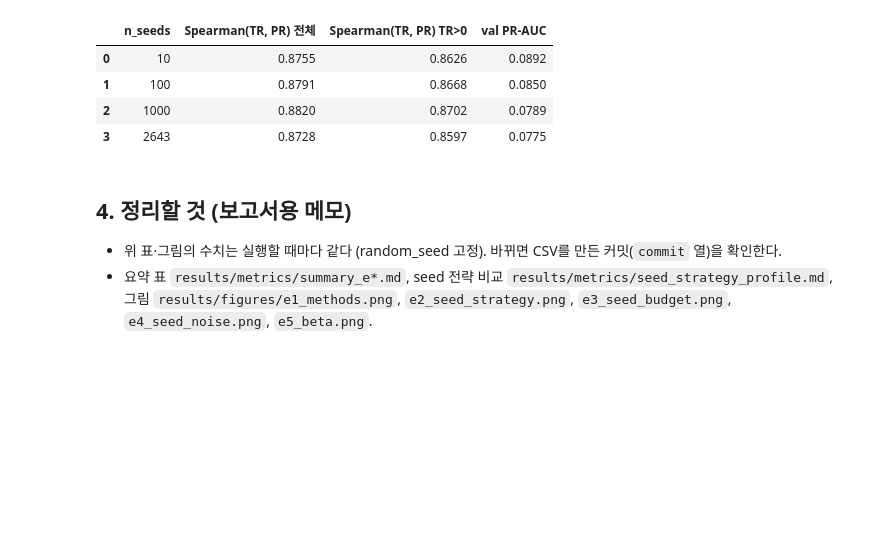
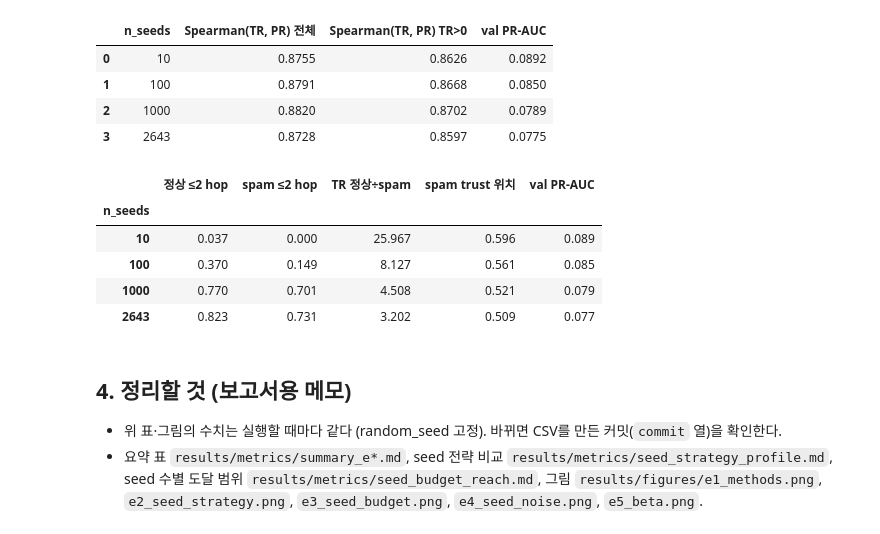
Before and after one commit to notyangji/Trust-Aware_Spam_Ranking, a Jupyter notebook: notebooks/02_results.ipynb, the cells around one changed output. Saved outputs shown, nothing was run; the diff lists cells and outputs as text; code cells hidden in the pictures; blank space fills up the shorter version.

Commit message:
docs: E3 원인 분석(seed 수별 도달 범위) 추가

```diff
--- a/notebooks/02_results.ipynb
+++ b/notebooks/02_results.ipynb
@@ -450,8 +450,37 @@ pd.DataFrame(rows).round(4)
 | 1 | 100 | 0.8791 | 0.8668 | 0.0850 |
 | 2 | 1000 | 0.8820 | 0.8702 | 0.0789 |
 | 3 | 2643 | 0.8728 | 0.8597 | 0.0775 |
+# %%
+# 3-4. E3 원인: seed 수에 따른 도달 범위 (random seed, random_seed 0)
+#   3-3에서 순위 상관이 거의 변하지 않았으므로 "PageRank에 가까워진다"는 설명은 맞지 않는다.
+#   대신 seed가 늘수록 trust가 spam에도 닿는지 본다.
+#   spam trust 위치: 도달한 val host를 TR 높은 순으로 세웠을 때 spam의 평균 위치 (0 = 맨 위, 0.5 = 무작위)
+reach_rows = []
+for n in [v for v in (10, 100, 1000) if v < n_all] + [n_all]:
+    s = select_trusted_seeds(ds, n_seeds=n, random_seed=0, contamination_rate=0.0)
+    t = trustrank(M, s, **rank)[idx]
+    h = hop_distance(A, s)[idx]
+    reached = t > 0
+    pos = (-t).argsort().argsort() / len(t)
+    reach_rows.append({"n_seeds": n,
+                       "정상 ≤2 hop": np.mean(h[y == 0] <= 2), "spam ≤2 hop": np.mean(h[y == 1] <= 2),
+                       "TR 정상÷spam": t[y == 0].mean() / t[y == 1].mean(),
+                       "spam trust 위치": pos[(y == 1) & reached].mean(),
+                       "val PR-AUC": pr_auc(-t, y)})
+reach = pd.DataFrame(reach_rows).set_index("n_seeds")
+(METRICS / "seed_budget_reach.md").write_text(
+    "### E3 seed 수에 따른 도달 범위 (random seed, random_seed 0, val)\n\n" + md_table(reach.round(3).reset_index()) + "\n",
+    encoding="utf-8")
+reach.round(3)
+# %% [output]
+|  | 정상 ≤2 hop | spam ≤2 hop | TR 정상÷spam | spam trust 위치 | val PR-AUC |
+| n_seeds |  |  |  |  |  |
+| 10 | 0.037 | 0.000 | 25.967 | 0.596 | 0.089 |
+| 100 | 0.370 | 0.149 | 8.127 | 0.561 | 0.085 |
+| 1000 | 0.770 | 0.701 | 4.508 | 0.521 | 0.079 |
+| 2643 | 0.823 | 0.731 | 3.202 | 0.509 | 0.077 |
 # %% [markdown]
 ## 4. 정리할 것 (보고서용 메모)
 
 - 위 표·그림의 수치는 실행할 때마다 같다 (random_seed 고정). 바뀌면 CSV를 만든 커밋(`commit` 열)을 확인한다.
-- 요약 표 `results/metrics/summary_e*.md`, seed 전략 비교 `results/metrics/seed_strategy_profile.md`, 그림 `results/figures/e1_methods.png`, `e2_seed_strategy.png`, `e3_seed_budget.png`, `e4_seed_noise.png`, `e5_beta.png`.
+- 요약 표 `results/metrics/summary_e*.md`, seed 전략 비교 `results/metrics/seed_strategy_profile.md`, seed 수별 도달 범위 `results/metrics/seed_budget_reach.md`, 그림 `results/figures/e1_methods.png`, `e2_seed_strategy.png`, `e3_seed_budget.png`, `e4_seed_noise.png`, `e5_beta.png`.
```
Also changed, not shown: parts of 1 cell of this notebook, 1 other file.
